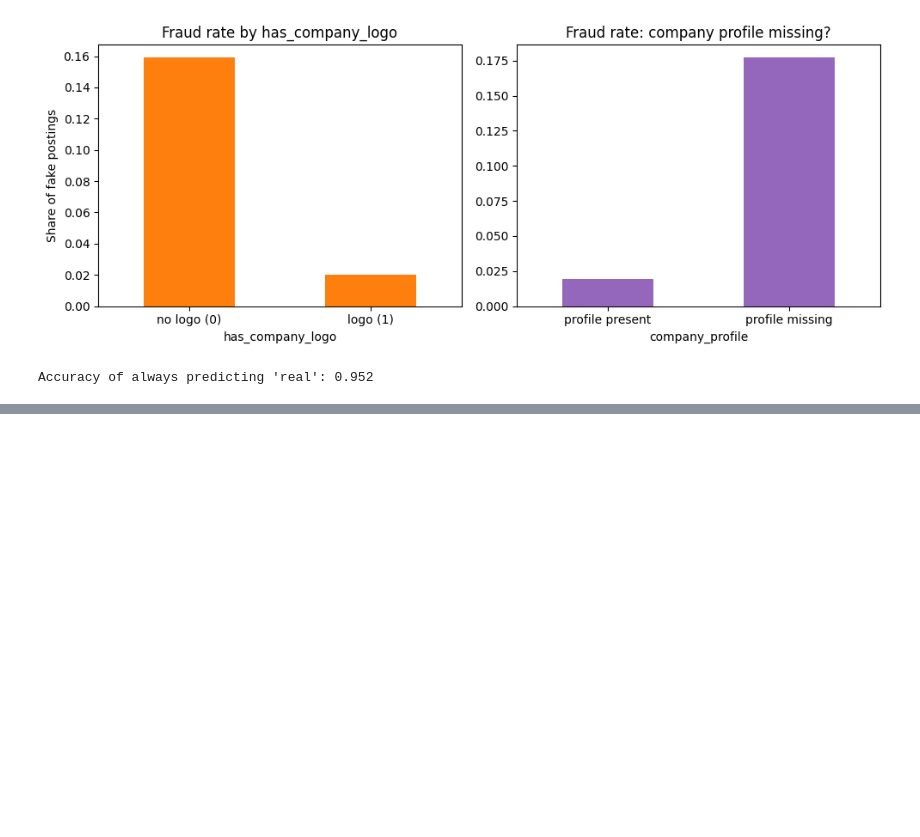
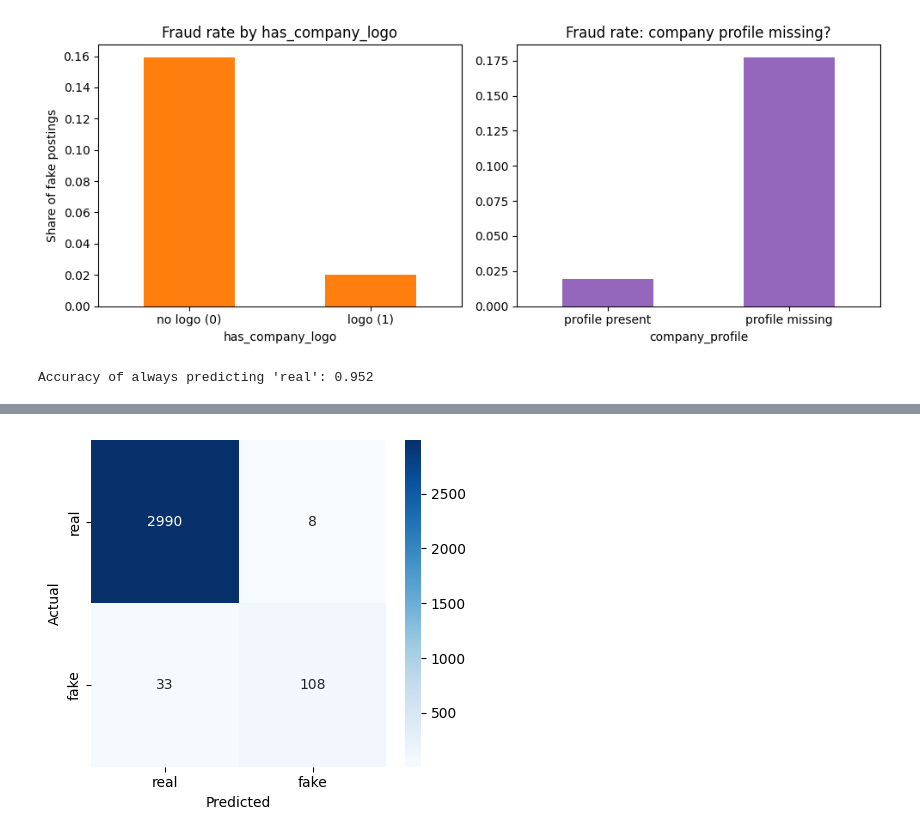
Before and after one commit to Noman87370/scam-job-posting-detector, a Jupyter notebook: scam-job-posting-detector.ipynb, the cells around one changed output, grey strips where cells are left out. Drawn from its saved outputs; the diff is of its cells as text; code cells hidden in the pictures; blank space fills up the shorter version.

```diff
--- a/scam-job-posting-detector.ipynb
+++ b/scam-job-posting-detector.ipynb
@@ -81,0 +228,11 @@ Accuracy of always predicting 'real': 0.952
+# %%
+cm = confusion_matrix(yte, pred)
+plt.figure(figsize=(4.5, 4))
+sns.heatmap(cm, annot=True, fmt="d", cmap="Blues",
+            xticklabels=["real", "fake"], yticklabels=["real", "fake"])
+plt.xlabel("Predicted"); plt.ylabel("Actual")
+plt.tight_layout()
+plt.savefig("confusion_matrix.png", dpi=150)
+plt.show()
+# %% [output]
+[figure, added]
```
Also changed, not shown: parts of 19 cells of this notebook.
